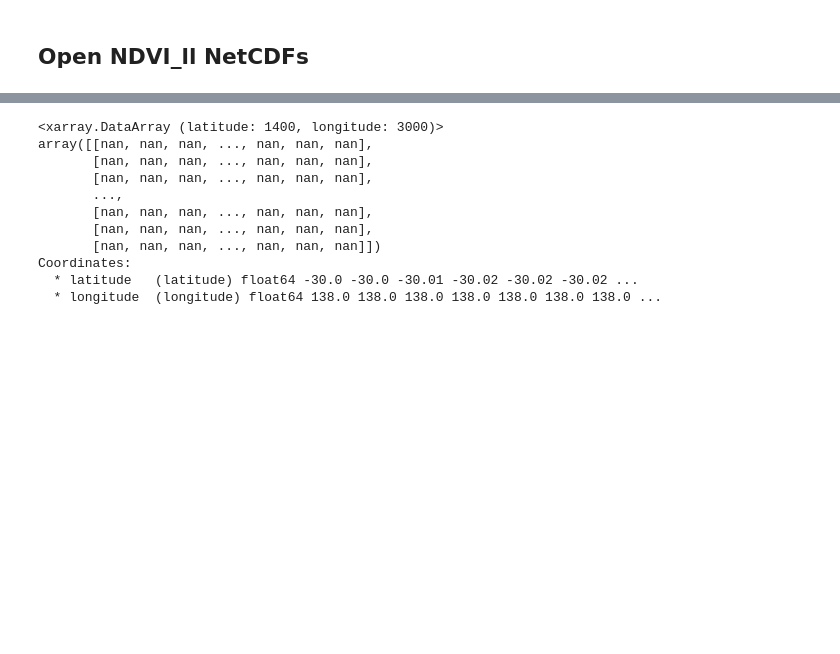
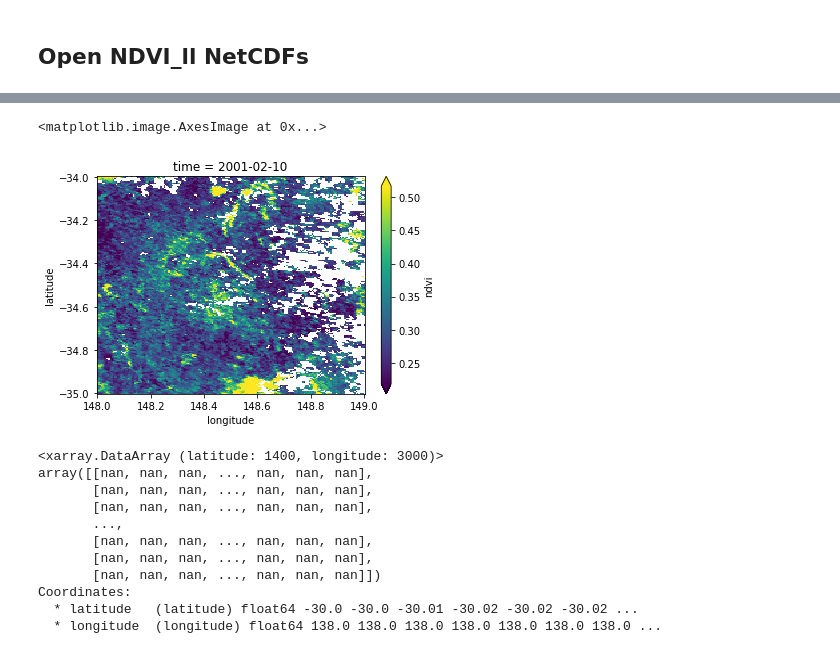
Before and after one commit to ozewex/team-drip, a Jupyter notebook: notebooks/jenswork/3.0_jbw_read_plot_ndvi_ll.ipynb, the cells around one changed output, grey strips where cells are left out. Saved outputs shown, nothing was run; the diff lists cells and outputs as text; code cells hidden in the pictures; blank space fills up the shorter version.

```diff
--- a/notebooks/jenswork/3.0_jbw_read_plot_ndvi_ll.ipynb
+++ b/notebooks/jenswork/3.0_jbw_read_plot_ndvi_ll.ipynb
@@ -21,8 +21,8 @@ hv.notebook_extension()
 ## Open NDVI_ll NetCDFs
 # %%
 ds_all=xr.open_mfdataset(
-    '/g/data/oe9/project/team-drip/modis_h30v12_ndvi_latlon/h30v12_reflectance_????.nc',
-    chunks=dict(time=12, x=1200), #chunks should be in multiples of saved chunk size
+    '/g/data/oe9/project/team-drip/h30v12_ndvi_ll_????.nc',
+    chunks=dict(time=12, latitude=200), #chunks should be in multiples of saved chunk size
 )
 ds_all
 # %% [output]
@@ -166,0 +37,6 @@ Coordinates:
+# %%
+ds_all=ds_all.rename({'__xarray_dataarray_variable__': 'ndvi'})
+# %%
+%%time
+canberra=ds_all.sel(latitude=slice(-34, -35),longitude=slice(148,149))
+canberra.load()
@@ -166,0 +46,3 @@ Coordinates:
+# %%
+img=canberra.isel(time=10).ndvi
+img
@@ -167,3 +62,8 @@ Coordinates:
+# %%
+img.plot.imshow(robust=True)
+# %% [output]
+<matplotlib.image.AxesImage at 0x...>
+[figure, added]
 # %%
 out.diff('time').plot.imshow(col='time', robust=True)
 # %% [output]
```
Also changed, not shown: parts of 11 cells of this notebook, 2 other files.
